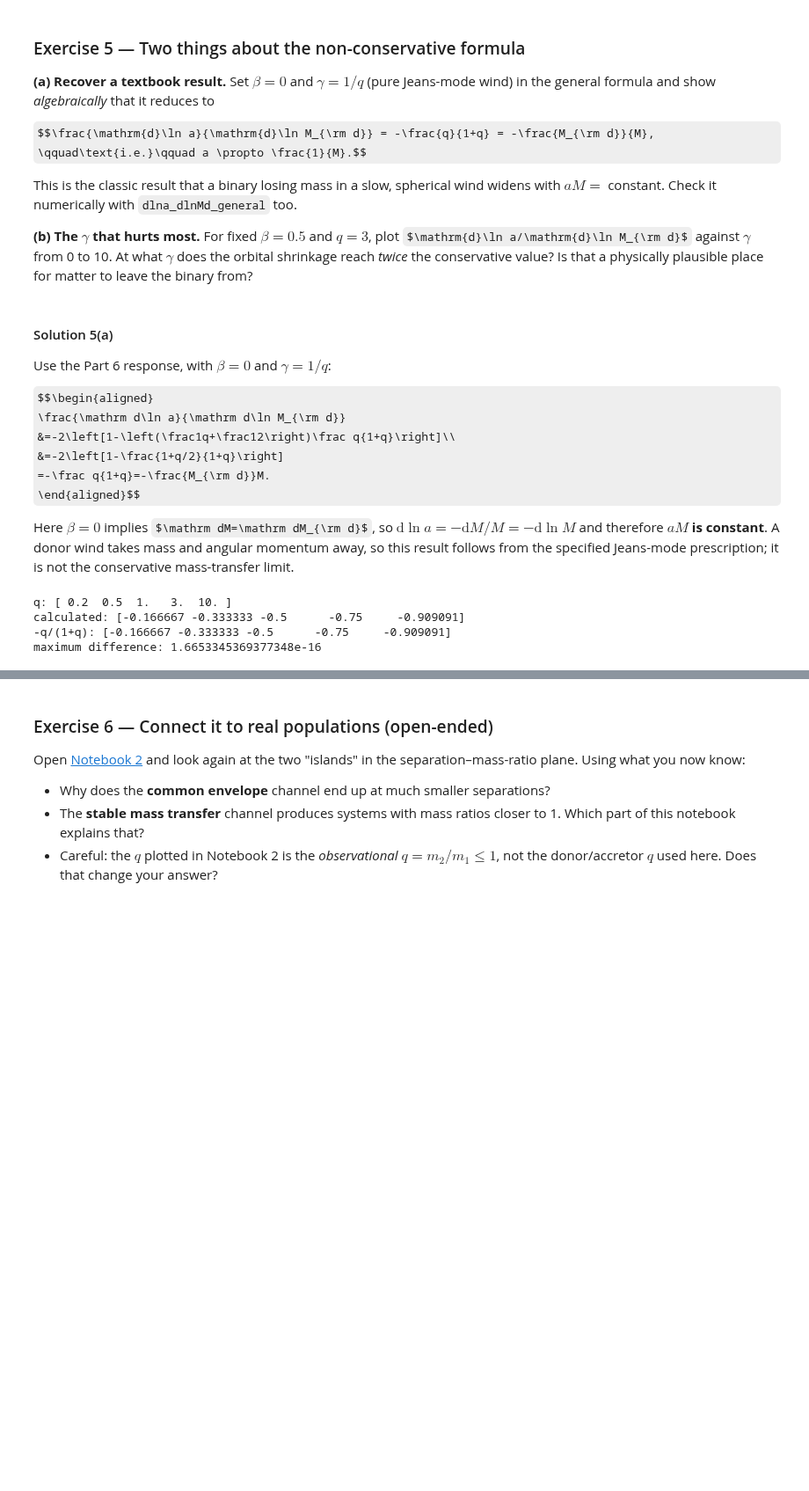
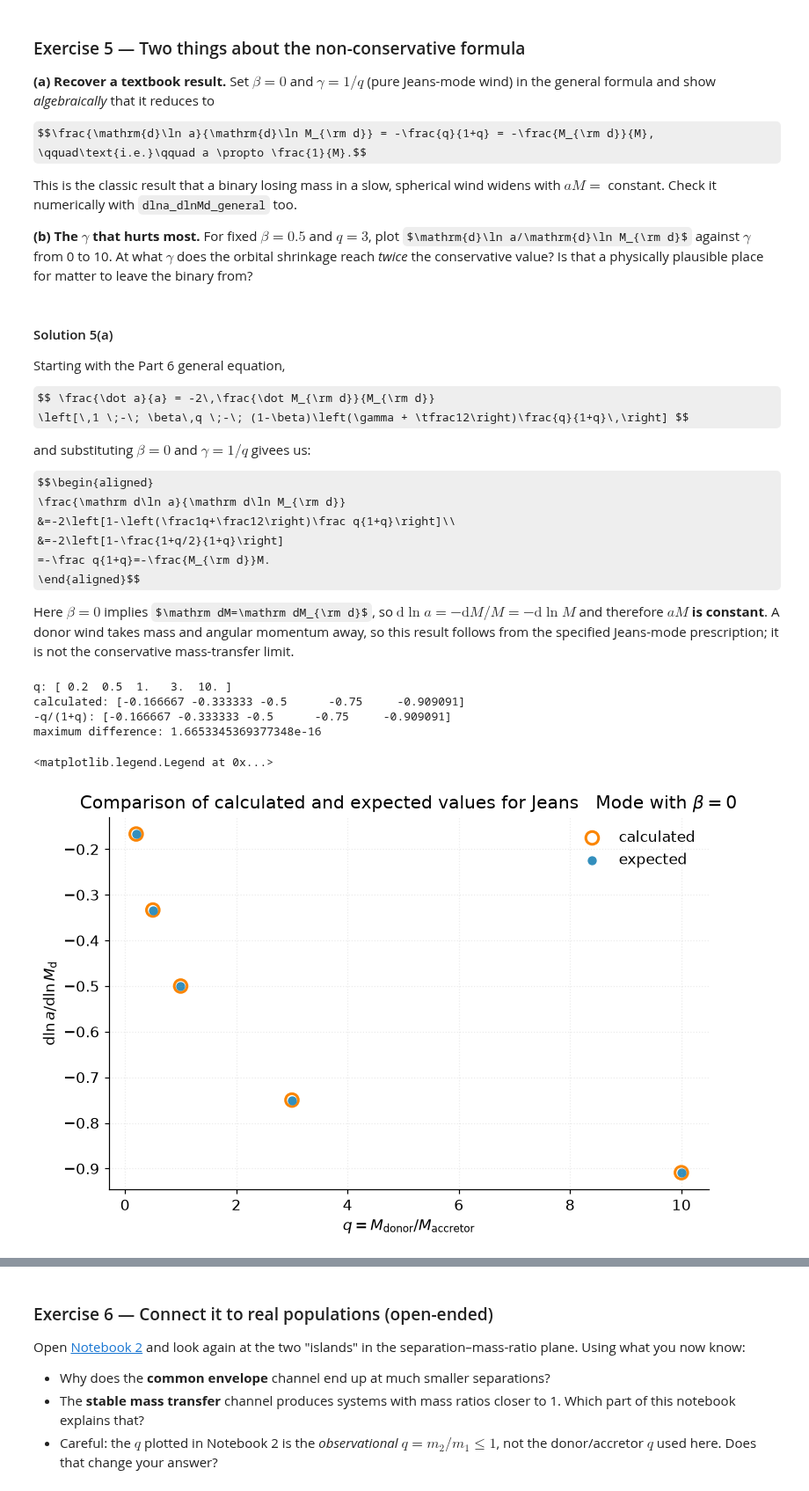
Before and after one commit to maryamahsan-codes/GROWL_GW-Palaeontology, a Jupyter notebook: onboarding_growl/extra_mass_transfer_and_orbital_separation_maryam.ipynb, the cells around one changed output, grey strips where cells are left out. Shown at 88% size. Cells and saved outputs as stored; diff of their text form; code cells hidden in the pictures; some formulas as TeX source; blank space fills up the shorter version.

```diff
--- a/onboarding_growl/extra_mass_transfer_and_orbital_separation_maryam.ipynb
+++ b/onboarding_growl/extra_mass_transfer_and_orbital_separation_maryam.ipynb
@@ -1210,7 +1218,13 @@ for matter to leave the binary from?
 # %% [markdown]
 #### Solution 5(a)
 
-Use the Part 6 response, with $\beta=0$ and $\gamma=1/q$:
+Starting with the Part 6 general equation,
+
+$$ \frac{\dot a}{a} = -2\,\frac{\dot M_{\rm d}}{M_{\rm d}}
+\left[\,1 \;-\; \beta\,q \;-\; (1-\beta)\left(\gamma + \tfrac12\right)\frac{q}{1+q}\,\right] $$
+
+
+and substituting $\beta=0$ and $\gamma=1/q$ givees us:
 
 $$\begin{aligned}
 \frac{\mathrm d\ln a}{\mathrm d\ln M_{\rm d}}
@@ -1222,17 +1236,31 @@ $$\begin{aligned}
 Here $\beta=0$ implies $\mathrm dM=\mathrm dM_{\rm d}$, so $\mathrm d\ln a=-\mathrm dM/M=-\mathrm d\ln M$ and therefore **$aM$ is constant**. A donor wind takes mass and angular momentum away, so this result follows from the specified Jeans-mode prescription; it is not the conservative mass-transfer limit.
 # %%
 q_check = np.array([0.2, 0.5, 1.0, 3.0, 10.0])
+
 computed = dlna_dlnMd_general(q_check, beta=0.0, mode="jeans")
 expected = -q_check/(1+q_check)
+
 print("q:", q_check)
 print("calculated:", np.round(computed, 6))
 print("-q/(1+q):", np.round(expected, 6))
 print("maximum difference:", np.max(np.abs(computed-expected)))
+
+plt.figure(figsize=(8, 5))
+plt.scatter(q_check, computed, marker='o', label='calculated',
+            s=90, facecolors = "none", edgecolors= "#FB8500", linewidth=2)
+plt.scatter(q_check, expected, marker='o', label='expected',
+            s=33, color= "#338FBD")
+plt.xlabel(r"$q = M_{\rm donor}/M_{\rm accretor}$")
+plt.ylabel(r"$\mathrm{d}\ln a / \mathrm{d}\ln M_{\rm d}$")
+plt.title("Comparison of calculated and expected values for Jeans   Mode with $\\beta=0$")
+plt.legend()
 # %% [output]
 q: [ 0.2  0.5  1.   3.  10. ]
 calculated: [-0.166667 -0.333333 -0.5      -0.75     -0.909091]
 -q/(1+q): [-0.166667 -0.333333 -0.5      -0.75     -0.909091]
 maximum difference: 1.6653345369377348e-16
+<matplotlib.legend.Legend at 0x...>
+[figure, added]
 # %% [markdown]
 #### Solution 5(b)
 
```
Also changed, not shown: parts of 5 cells of this notebook, 2 other files.
